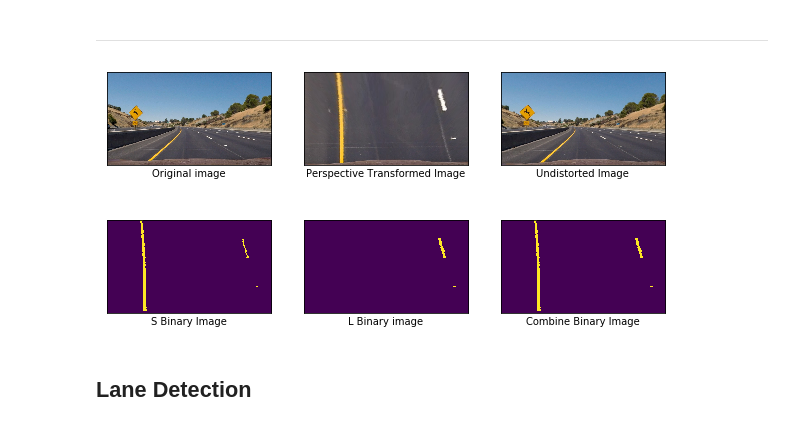
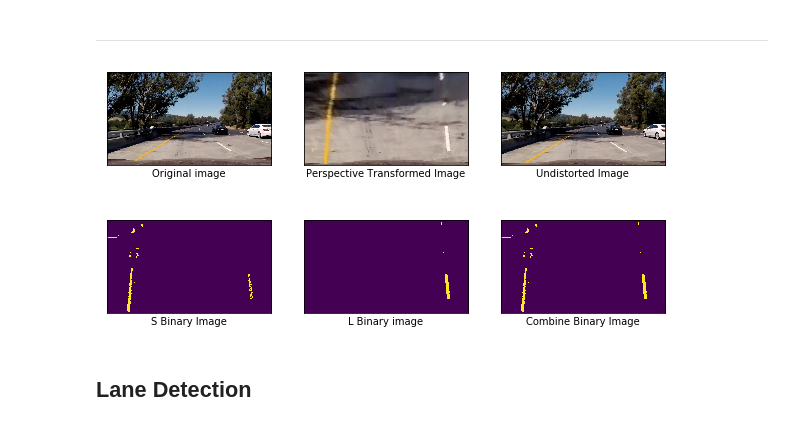
Before and after one commit to peterhwang2010/CarND-Advanced_lane_lines, a Jupyter notebook: advanced_lane_lines.ipynb, the cells around one changed output. Saved outputs shown, nothing was run; the diff lists cells and outputs as text; code cells hidden in the pictures.

```diff
--- a/advanced_lane_lines.ipynb
+++ b/advanced_lane_lines.ipynb
@@ -61,7 +63,7 @@ def undistort_camera(img_points, obj_points, img):
     return cv2.undistort(img, mtx, dist, None, mtx)
 # %%
 obj_point, img_point = calibrate_camera()
-img = mpimg.imread('test_images/test1.jpg')
+img = mpimg.imread('test_images/test3.jpg')
 undistorted_img = undistort_camera(img_point, obj_point, img)
 
 plt.figure(figsize=(10,5))
@@ -84,28 +86,27 @@ plt.show()
 # %% [markdown]
 ---
 # %%
-def transform_perspective (img):
-    src_coords = np.float32([
-        [490,482],
-        [810,482],
-        [1250,720],
-        [40,720]
-    ])
-
-    dst_coords = np.float32([
-        [0,0],
-        [1280,0],
-        [1250,720],
-        [40,720]
-    ])
-
+def transform_perspective (img, src_coords, dst_coords):
     M = cv2.getPerspectiveTransform(src_coords, dst_coords)
 
     return cv2.warpPerspective(img, M, (img.shape[1],img.shape[0]), flags=cv2.INTER_NEAREST)
 # %%
-img = mpimg.imread('test_images/test2.jpg')
+src_coords = np.float32([
+    [490,482],
+    [810,482],
+    [1250,720],
+    [40,720]
+])
+
+dst_coords = np.float32([
+    [0,0],
+    [1280,0],
+    [1250,720],
+    [40,720]
+])
+img = mpimg.imread('test_images/test3.jpg')
 undistorted_img = undistort_camera(img_point, obj_point, img)
-perspective_transform_img = transform_perspective(undistorted_img)
+perspective_transform_img = transform_perspective(undistorted_img, src_coords, dst_coords)
 
 plt.figure(figsize=(10,5))
 plt.subplot(1, 2, 1)
@@ -144,13 +145,13 @@ def combine_binary(s_binary, l_binary):
     binary[(l_binary == 1) | (s_binary == 1)] = 1
     return binary
 # %%
-img = mpimg.imread('test_images/test2.jpg')
+img = mpimg.imread('test_images/test5.jpg')
 undistorted_img = undistort_camera(img_point, obj_point, img)
-perspective_transform_img = transform_perspective(undistorted_img)
+perspective_transform_img = transform_perspective(undistorted_img, src_coords, dst_coords)
 
 s_binary = s_channel(perspective_transform_img, 180, 255)
 l_binary = l_channel(perspective_transform_img, 225, 255)
-combine_binary = combine_binary(s_binary, l_binary)
+combine_binarys = combine_binary(s_binary, l_binary)
 
 plt.figure(figsize=(10,5))
 plt.subplot(2, 3, 1)
@@ -162,35 +163,35 @@ plt.yticks([], [])
 plt.subplot(2, 3, 2)
 plt.imshow(perspective_transform_img)
 plt.xlabel('Perspective Transformed Image')
 plt.xticks([], [])
 plt.yticks([], [])
 
 plt.subplot(2, 3, 3)
 plt.imshow(undistorted_img)
 plt.xlabel('Undistorted Image')
 plt.xticks([], [])
 plt.yticks([], [])
 
 plt.subplot(2, 3, 4)
 plt.imshow(s_binary)
 plt.xlabel('S Binary Image')
 plt.xticks([], [])
 plt.yticks([], [])
 
 plt.subplot(2, 3, 5)
 plt.imshow(l_binary)
 plt.xlabel('L Binary image')
 plt.xticks([], [])
 plt.yticks([], [])
 
 plt.subplot(2, 3, 6)
-plt.imshow(combine_binary)
+plt.imshow(combine_binarys)
 plt.xlabel('Combine Binary Image')
 plt.xticks([], [])
 plt.yticks([], [])
 plt.show()
 # %% [output]
-[figure, old version]
+[figure, new version]
 # %% [markdown]
 ## Lane Detection
 # %% [markdown]
```
Also changed, not shown: parts of 14 cells of this notebook, 2 other files.
